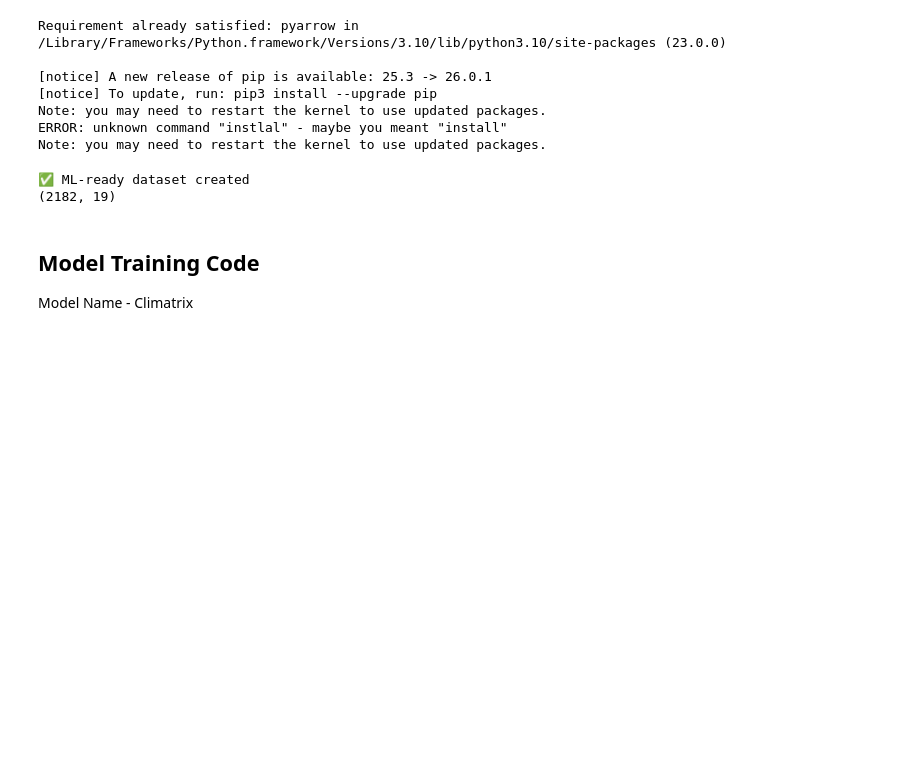
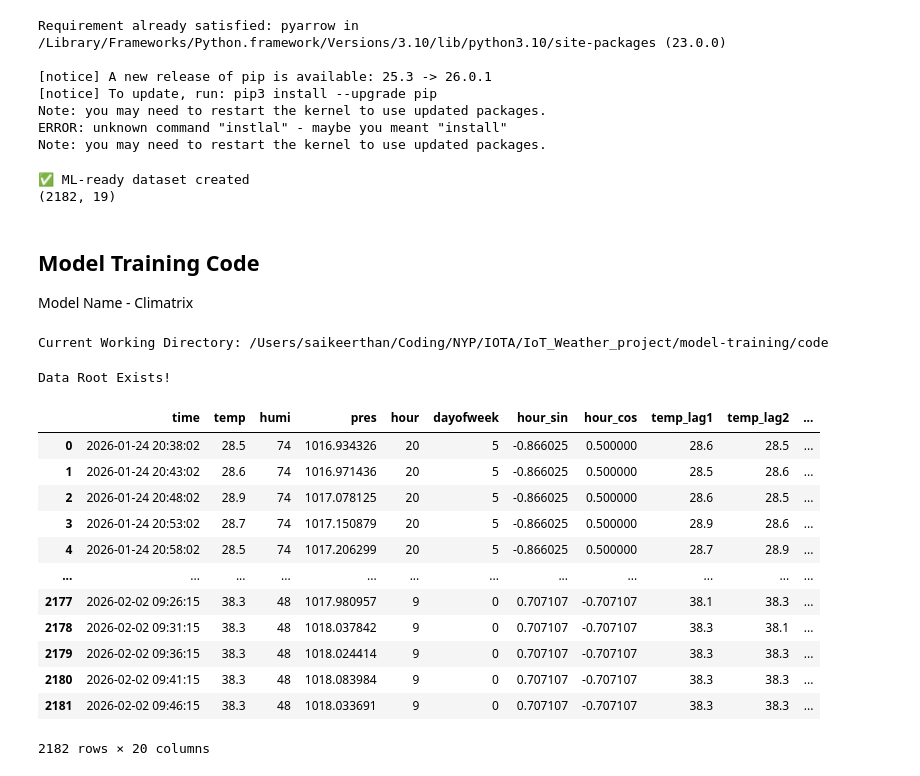
Before and after one commit to saikeerthan06/IoT_Weather_Station, a Jupyter notebook: model-training/code/Climatrix.ipynb, the cells around one changed output. Saved outputs shown, nothing was run; the diff lists cells and outputs as text; code cells hidden in the pictures; blank space fills up the shorter version.

Commit message:
Added ML Data Rooting

```diff
--- a/model-training/code/Climatrix.ipynb
+++ b/model-training/code/Climatrix.ipynb
@@ -270,3 +270,34 @@ print(df.shape)
 ## Model Training Code
 
 Model Name - Climatrix
+# %%
+print(f"Current Working Directory: {os.getcwd()}")
+# %% [output]
+Current Working Directory: /Users/saikeerthan/Coding/NYP/IOTA/IoT_Weather_project/model-training/code
+# %%
+ML_DATA_ROOT = Path("/Users/saikeerthan/Coding/NYP/IOTA/IoT_Weather_project/model-training/datasets/weather_ml_ready.csv")
+
+if ML_DATA_ROOT.exists():
+    print("Data Root Exists!")
+else:
+    print("Data Root doesn't exist!")
+# %% [output]
+Data Root Exists!
+# %%
+df = pd.read_csv(ML_DATA_ROOT)
+
+df
+# %% [output]
+|  | time | temp | humi | pres | hour | dayofweek | hour_sin | hour_cos | temp_lag1 | temp_lag2 | ... |
+| 0 | 2026-01-24 20:38:02 | 28.5 | 74 | 1016.934326 | 20 | 5 | -0.866025 | 0.500000 | 28.6 | 28.5 | ... |
+| 1 | 2026-01-24 20:43:02 | 28.6 | 74 | 1016.971436 | 20 | 5 | -0.866025 | 0.500000 | 28.5 | 28.6 | ... |
+| 2 | 2026-01-24 20:48:02 | 28.9 | 74 | 1017.078125 | 20 | 5 | -0.866025 | 0.500000 | 28.6 | 28.5 | ... |
+| 3 | 2026-01-24 20:53:02 | 28.7 | 74 | 1017.150879 | 20 | 5 | -0.866025 | 0.500000 | 28.9 | 28.6 | ... |
+| 4 | 2026-01-24 20:58:02 | 28.5 | 74 | 1017.206299 | 20 | 5 | -0.866025 | 0.500000 | 28.7 | 28.9 | ... |
+| ... | ... | ... | ... | ... | ... | ... | ... | ... | ... | ... | ... |
+| 2177 | 2026-02-02 09:26:15 | 38.3 | 48 | 1017.980957 | 9 | 0 | 0.707107 | -0.707107 | 38.1 | 38.3 | ... |
+| 2178 | 2026-02-02 09:31:15 | 38.3 | 48 | 1018.037842 | 9 | 0 | 0.707107 | -0.707107 | 38.3 | 38.1 | ... |
+| 2179 | 2026-02-02 09:36:15 | 38.3 | 48 | 1018.024414 | 9 | 0 | 0.707107 | -0.707107 | 38.3 | 38.3 | ... |
+| 2180 | 2026-02-02 09:41:15 | 38.3 | 48 | 1018.083984 | 9 | 0 | 0.707107 | -0.707107 | 38.3 | 38.3 | ... |
+| 2181 | 2026-02-02 09:46:15 | 38.3 | 48 | 1018.033691 | 9 | 0 | 0.707107 | -0.707107 | 38.3 | 38.3 | ... |
+2182 rows × 20 columns
```
